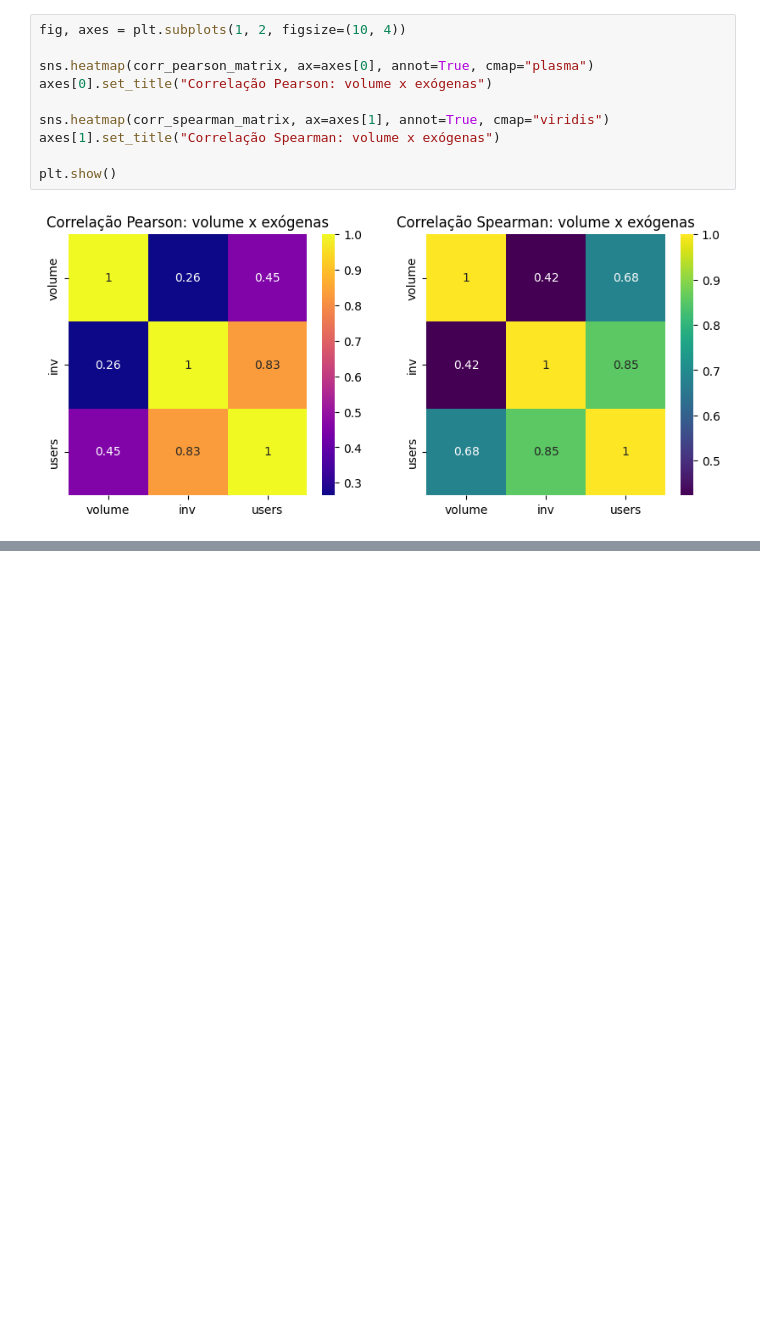
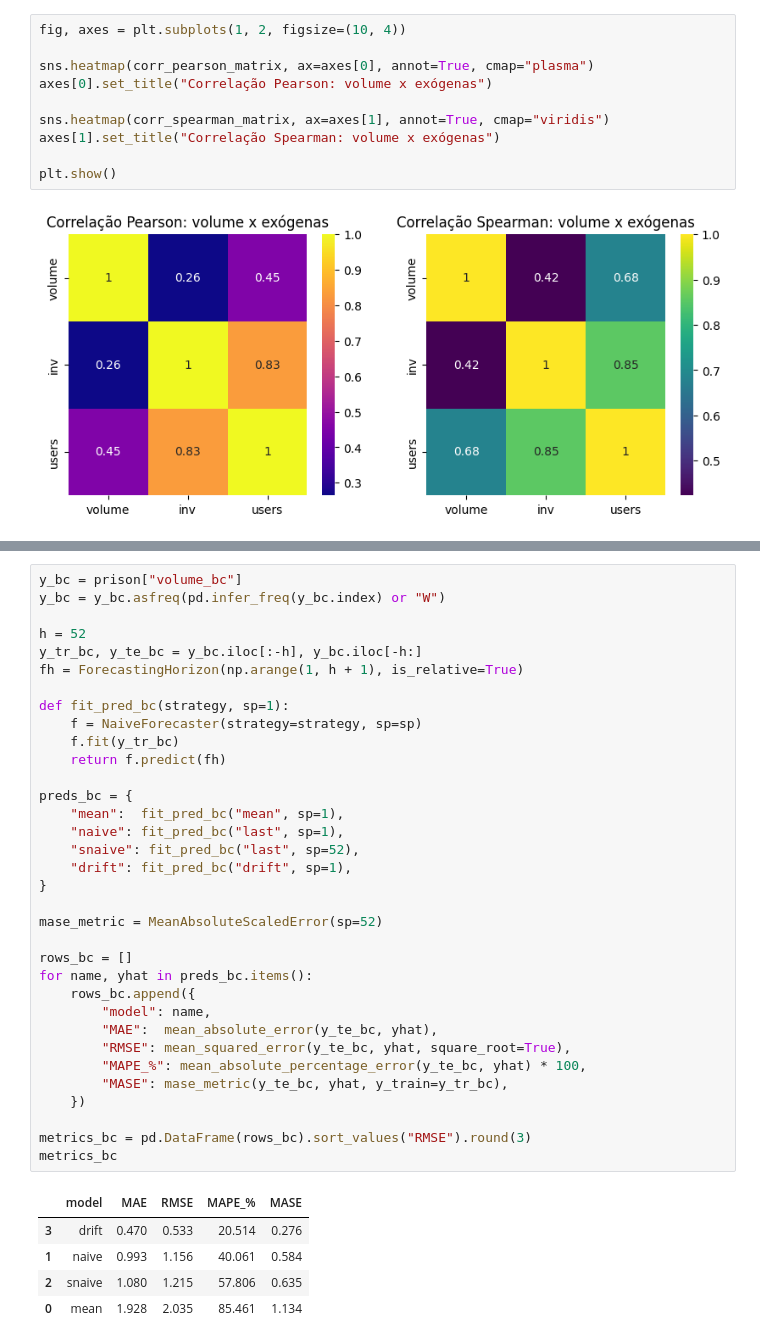
Before and after one commit to GuilhermeCastilho02/Series-Temporais-A2, a Jupyter notebook: trabalho_a2.ipynb, the cells around one changed output, grey strips where cells are left out. Cells and saved outputs as stored; diff of their text form; blank space fills up the shorter version.

```diff
--- a/trabalho_a2.ipynb
+++ b/trabalho_a2.ipynb
@@ -373,0 +410,40 @@ plt.show()
+# %%
+y_bc = prison["volume_bc"]
+y_bc = y_bc.asfreq(pd.infer_freq(y_bc.index) or "W")
+
+h = 52
+y_tr_bc, y_te_bc = y_bc.iloc[:-h], y_bc.iloc[-h:]
+fh = ForecastingHorizon(np.arange(1, h + 1), is_relative=True)
+
+def fit_pred_bc(strategy, sp=1):
+    f = NaiveForecaster(strategy=strategy, sp=sp)
+    f.fit(y_tr_bc)
+    return f.predict(fh)
+
+preds_bc = {
+    "mean":  fit_pred_bc("mean", sp=1),
+    "naive": fit_pred_bc("last", sp=1),
+    "snaive": fit_pred_bc("last", sp=52),
+    "drift": fit_pred_bc("drift", sp=1),
+}
+
+mase_metric = MeanAbsoluteScaledError(sp=52)
+
+rows_bc = []
+for name, yhat in preds_bc.items():
+    rows_bc.append({
+        "model": name,
+        "MAE":  mean_absolute_error(y_te_bc, yhat),
+        "RMSE": mean_squared_error(y_te_bc, yhat, square_root=True),
+        "MAPE_%": mean_absolute_percentage_error(y_te_bc, yhat) * 100,
+        "MASE": mase_metric(y_te_bc, yhat, y_train=y_tr_bc),
+    })
+
+metrics_bc = pd.DataFrame(rows_bc).sort_values("RMSE").round(3)
+metrics_bc
+# %% [output]
+|  | model | MAE | RMSE | MAPE_% | MASE |
+| 3 | drift | 0.470 | 0.533 | 20.514 | 0.276 |
+| 1 | naive | 0.993 | 1.156 | 40.061 | 0.584 |
+| 2 | snaive | 1.080 | 1.215 | 57.806 | 0.635 |
+| 0 | mean | 1.928 | 2.035 | 85.461 | 1.134 |
```
Also changed, not shown: parts of 4 cells of this notebook.
